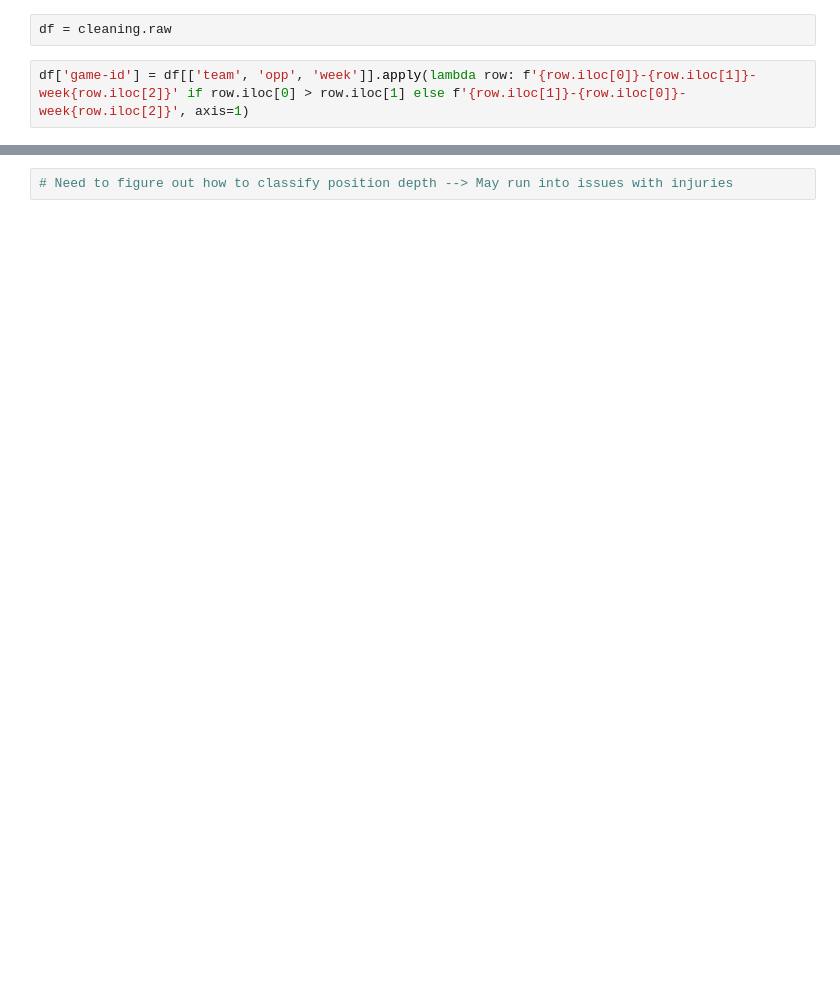
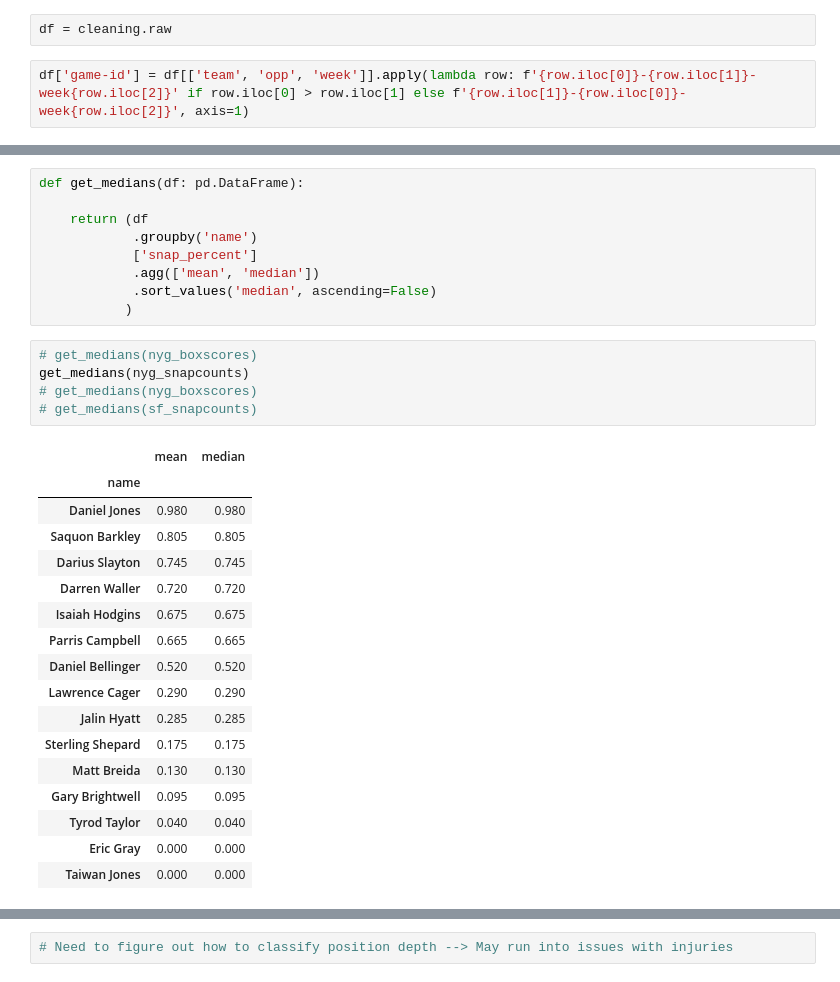
Before and after one commit to jackdegen/nfl-boxscores, a Jupyter notebook: src/interactive.ipynb, the cells around one changed output, grey strips where cells are left out. Saved outputs shown, nothing was run; the diff lists cells and outputs as text; blank space fills up the shorter version.

```diff
--- a/src/interactive.ipynb
+++ b/src/interactive.ipynb
@@ -62,3 +117,35 @@ memory usage: 1.8+ MB
+# %%
+def get_medians(df: pd.DataFrame):
+
+    return (df
+            .groupby('name')
+            ['snap_percent']
+            .agg(['mean', 'median'])
+            .sort_values('median', ascending=False)
+           )
+# %%
+# get_medians(nyg_boxscores)
+get_medians(nyg_snapcounts)
+# get_medians(nyg_boxscores)
+# get_medians(sf_snapcounts)
+# %% [output]
+|  | mean | median |
+| name |  |  |
+| Daniel Jones | 0.980 | 0.980 |
+| Saquon Barkley | 0.805 | 0.805 |
+| Darius Slayton | 0.745 | 0.745 |
+| Darren Waller | 0.720 | 0.720 |
+| Isaiah Hodgins | 0.675 | 0.675 |
+| Parris Campbell | 0.665 | 0.665 |
+| Daniel Bellinger | 0.520 | 0.520 |
+| Lawrence Cager | 0.290 | 0.290 |
+| Jalin Hyatt | 0.285 | 0.285 |
+| Sterling Shepard | 0.175 | 0.175 |
+| Matt Breida | 0.130 | 0.130 |
+| Gary Brightwell | 0.095 | 0.095 |
+| Tyrod Taylor | 0.040 | 0.040 |
+| Eric Gray | 0.000 | 0.000 |
+| Taiwan Jones | 0.000 | 0.000 |
 # %%
 games_df: pd.DataFrame = (df
                           .drop_duplicates('game-id')
```
Also changed, not shown: parts of 17 cells of this notebook, 3 other files.
